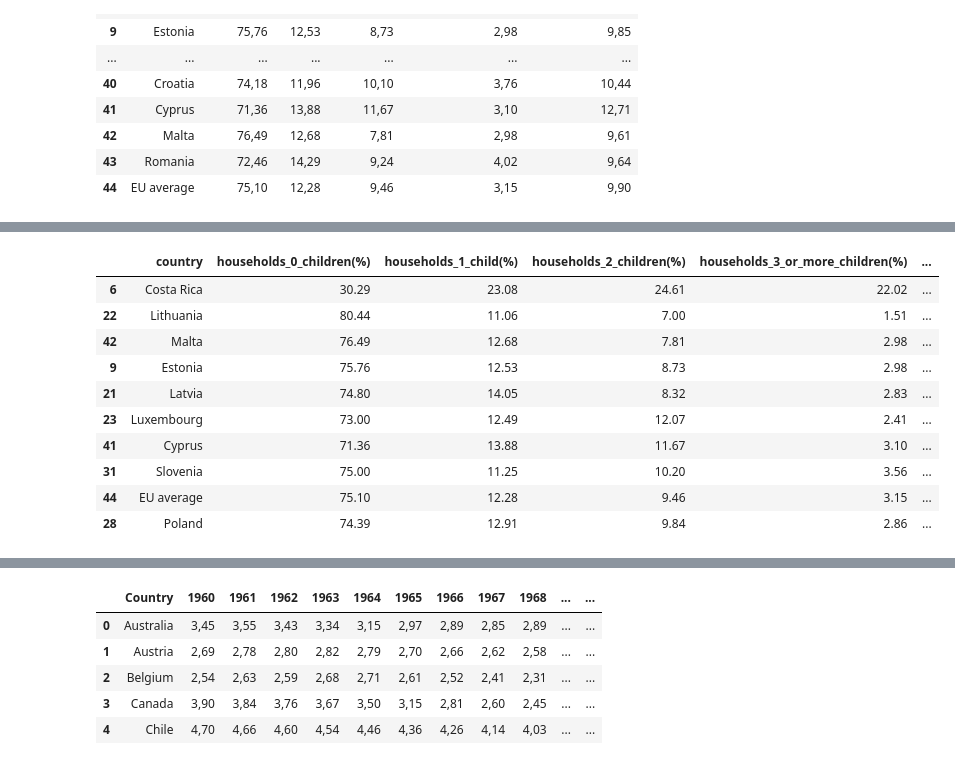
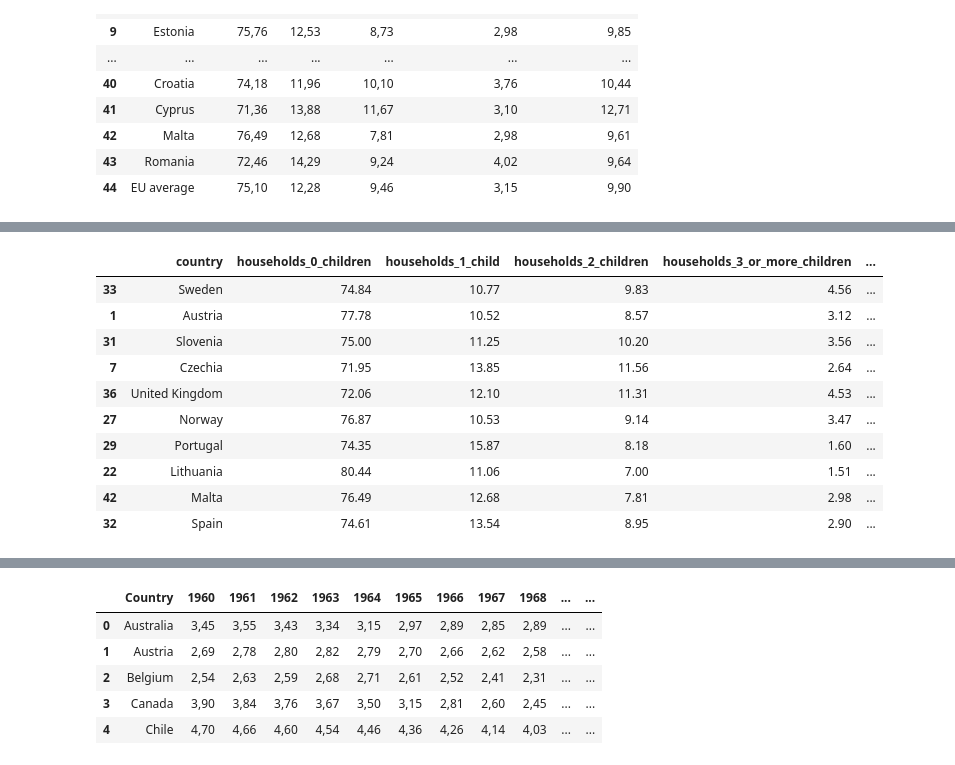
Before and after one commit to YkslB/marriage_statistics, a Jupyter notebook: scripts/Cleaning.ipynb, the cells around one changed output, grey strips where cells are left out. Saved outputs shown, nothing was run; the diff lists cells and outputs as text; code cells hidden in the pictures.

```diff
--- a/scripts/Cleaning.ipynb
+++ b/scripts/Cleaning.ipynb
@@ -1466,7 +1455,7 @@ df_16_3.sample(10)
 # %%
 df_16_3.rename(columns={
-    "0_children": "households_0_children(%)",
-    "1_child": "households_1_child(%)",
-    "2_children": "households_2_children(%)",
-    "3_or_more_children": "households_3_or_more_children(%)"
+    "0_children": "households_0_children",
+    "1_child": "households_1_child",
+    "2_children": "households_2_children",
+    "3_or_more_children": "households_3_or_more_children"
 }, inplace=True)
@@ -1498,14 +1462,16 @@ dtype: object
 # %%
+df_16_3["unit"] = "%"
+df_16_3["source"] = "OECD"
 df_16_3.sample(10)
 # %% [output]
-|  | country | households_0_children(%) | households_1_child(%) | households_2_children(%) | households_3_or_more_children(%) | ... |
-| 6 | Costa Rica | 30.29 | 23.08 | 24.61 | 22.02 | ... |
+|  | country | households_0_children | households_1_child | households_2_children | households_3_or_more_children | ... |
+| 33 | Sweden | 74.84 | 10.77 | 9.83 | 4.56 | ... |
+| 1 | Austria | 77.78 | 10.52 | 8.57 | 3.12 | ... |
+| 31 | Slovenia | 75.00 | 11.25 | 10.20 | 3.56 | ... |
+| 7 | Czechia | 71.95 | 13.85 | 11.56 | 2.64 | ... |
+| 36 | United Kingdom | 72.06 | 12.10 | 11.31 | 4.53 | ... |
+| 27 | Norway | 76.87 | 10.53 | 9.14 | 3.47 | ... |
+| 29 | Portugal | 74.35 | 15.87 | 8.18 | 1.60 | ... |
 | 22 | Lithuania | 80.44 | 11.06 | 7.00 | 1.51 | ... |
 | 42 | Malta | 76.49 | 12.68 | 7.81 | 2.98 | ... |
-| 9 | Estonia | 75.76 | 12.53 | 8.73 | 2.98 | ... |
-| 21 | Latvia | 74.80 | 14.05 | 8.32 | 2.83 | ... |
-| 23 | Luxembourg | 73.00 | 12.49 | 12.07 | 2.41 | ... |
-| 41 | Cyprus | 71.36 | 13.88 | 11.67 | 3.10 | ... |
-| 31 | Slovenia | 75.00 | 11.25 | 10.20 | 3.56 | ... |
-| 44 | EU average | 75.10 | 12.28 | 9.46 | 3.15 | ... |
-| 28 | Poland | 74.39 | 12.91 | 9.84 | 2.86 | ... |
+| 32 | Spain | 74.61 | 13.54 | 8.95 | 2.90 | ... |
```
Also changed, not shown: parts of 82 cells of this notebook, 3 other files.
